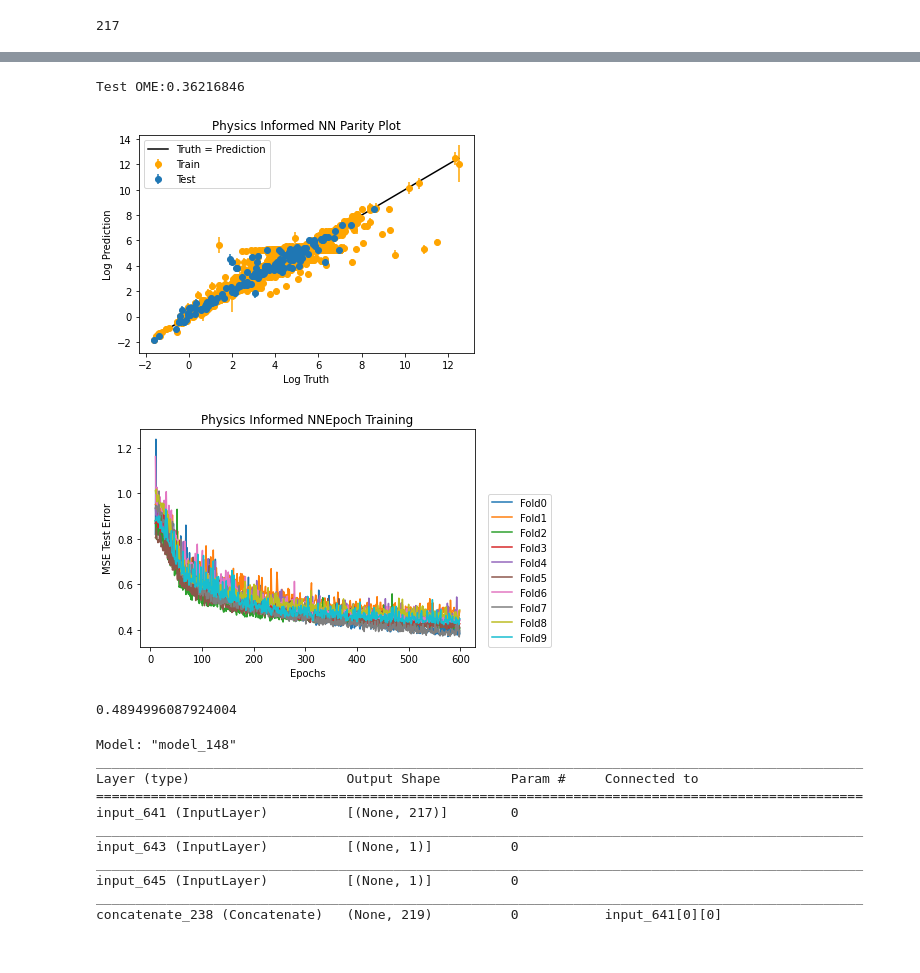
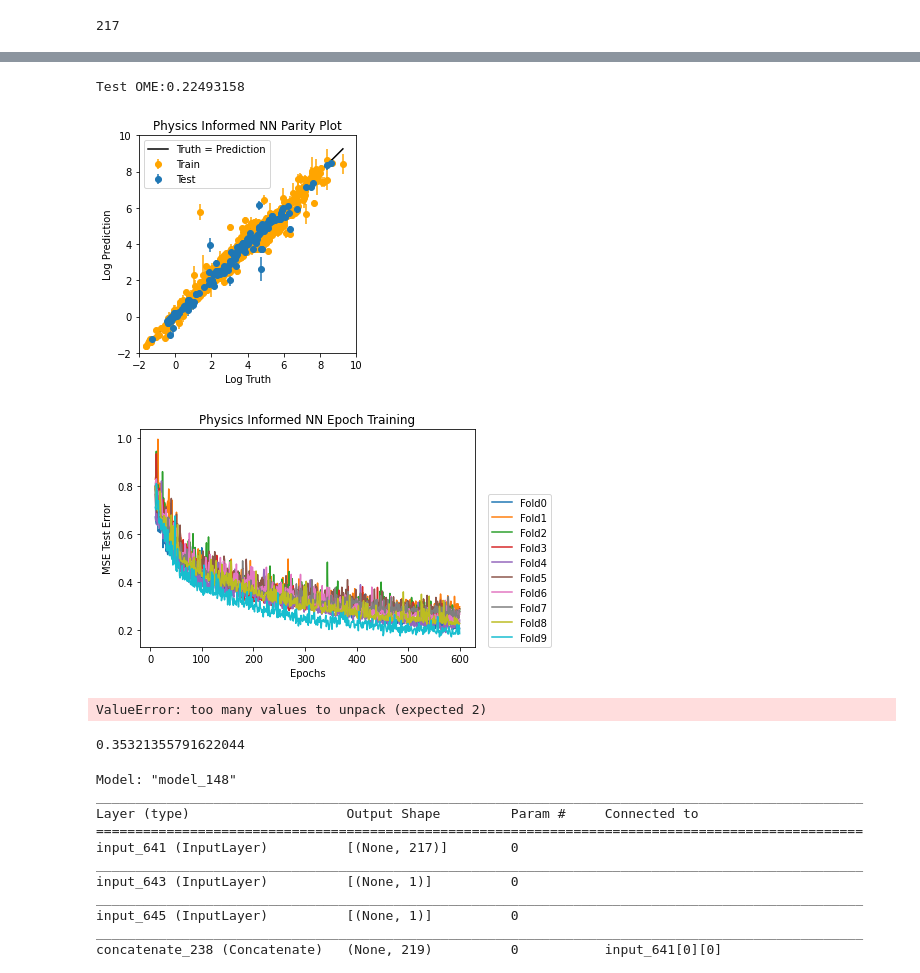
Before and after one commit to ajain300/Melt_Viscosity_Predictor, a Jupyter notebook: viscosityNN.ipynb, the cells around one changed output, grey strips where cells are left out. Drawn from its saved outputs; the diff is of its cells as text; code cells hidden in the pictures.

```diff
--- a/viscosityNN.ipynb
+++ b/viscosityNN.ipynb
@@ -90,7 +64,8 @@ for i in data.index:
 #cols.remove('Shear_Rate')
 filtered_data = data.loc[:, cols + ['Polymer', 'SHEAR', 'ZERO_SHEAR', 'log_Shear_Rate']].dropna(subset = ['Mw', 'Shear_Rate'])
 #X_tot = np.array(filtered_data.filter(fp_cols + ['SHEAR', 'ZERO_SHEAR']))
-X_tot = np.array(filtered_data.filter(fp_cols))
+scaler = MinMaxScaler(copy = False)
+X_tot = np.array(scaler.fit(filtered_data.filter(fp_cols)).transform(filtered_data.filter(fp_cols)))
 tot_samples = X_tot.shape[0]
 Y_tot = np.array(filtered_data.loc[:,'Melt_Viscosity']).reshape((tot_samples,1))
 # %%
@@ -98,8 +73,8 @@ logMw = np.array(filtered_data['Mw']).reshape((tot_samples,1))
 log_shear = np.array(filtered_data['log_Shear_Rate']).reshape((tot_samples,1))
 shear = np.array(filtered_data['Shear_Rate']).reshape((tot_samples,1))
 Temp = np.array(filtered_data['Temperature']).reshape((tot_samples,1))
-scaler = MinMaxScaler(copy = False)
-scaler.fit(X_tot).transform(X_tot)
+Temp = 1/(Temp+273.15)
+
 #y_scaler = MinMaxScaler(copy = False)
 #y_scaler.fit(Y_tot).transform(Y_tot);
 #S_scaler = MaxAbsScaler().fit(log_shear)
@@ -108,9 +83,8 @@ T_scaler = MinMaxScaler().fit(Temp)
 Temp = T_scaler.transform(Temp);
 M_scaler = MinMaxScaler().fit(logMw)
 logMw = M_scaler.transform(logMw);
-#S_trans = PowerTransformer(standardize = False).fit(shear)
-#S_scaler = MinMaxScaler().fit(S_trans.transform(shear))
-S_scaler = MinMaxScaler().fit((shear))
-#shear = S_scaler.transform(S_trans.transform(shear))
-shear = S_scaler.transform((shear))
+S_trans = PowerTransformer(standardize = False).fit(shear)
+S_scaler = MinMaxScaler().fit(S_trans.transform(shear))
+shear = S_scaler.transform(S_trans.transform(shear))
+#shear = S_scaler.transform((shear))
 #gpr_Mcr, mcr_cv_error = Mcr_gpr_train(OG_fp, None, M_scaler, scaler, transform = False)
@@ -117,2 +124,2 @@ shear = S_scaler.transform((shear))
 # %%
-XX, X_test, yy, y_test, M, M_test, S, S_test, T, T_test, train_ind, test_ind = train_test_split(X_tot, Y_tot,logMw, shear, Temp, range(tot_samples), test_size= 0.10)
+XX, X_test, yy, y_test, M, M_test, S, S_test, T, T_test, train_ind, test_ind = train_test_split(X_tot, Y_tot,logMw, shear, Temp, range(tot_samples), test_size= 0.1)
@@ -155,30 +164,54 @@ CV Error GPR: tf.Tensor(0.28508177, shape=(), dtype=float32)
 # %%
-model_num = 8
+model_num = 4
 # %%
 m_P = models[0][model_num]
 
-test_pred, test_var = predict_all_cv(models[0],[X_test, M_test, S_test, T_test])
-train_pred, train_var = predict_all_cv(models[0],[XX, M, S, T])
+test_pred, test_var,_ = predict_all_cv(models[0],[X_test, M_test, S_test, T_test])
+train_pred, train_var,_ = predict_all_cv(models[0],[XX, M, S, T])
 plt.errorbar(yy,train_pred, yerr = train_var, c = 'orange', fmt = 'o')
 plt.errorbar(y_test ,test_pred, yerr= test_var, fmt =  'o')
 
 plt.plot(np.linspace((min(yy)[0]), (max(yy)[0]), num = 2),np.linspace((min(yy)[0]), (max(yy)[0]), num = 2),'k-')
 plt.ylabel('Log Prediction')
 plt.xlabel('Log Truth')
+plt.xlim(-2, 10)
+plt.ylim(-2, 10)
+plt.gca().set_aspect('equal', adjustable='box')
 plt.legend(['Truth = Prediction','Train','Test'])
 plt.title('Physics Informed NN Parity Plot')
 val_epochs(history[0], name = 'Physics Informed NN')
 
 print("Test OME:" + str(OME(np.array(test_pred),[y[0] for y in y_test]).numpy()))
 # %% [output]
-Test OME:0.36216846
+Test OME:0.22493158
-[figure, old version]
+[figure, new version]
-[figure, old version]
+[figure, new version]
+# %%
+m_P = models[0][model_num]
+
+test_pred, test_var = predict_all_cv(models[0],[X_test, M_test, S_test, T_test])
+train_pred, train_var = predict_all_cv(models[0],[XX, M, S, T])
+plt.errorbar(yy,train_pred, yerr = train_var, c = 'orange', fmt = 'o')
+plt.errorbar(y_test ,test_pred, yerr= test_var, fmt =  'o')
+
+plt.plot(np.linspace((min(yy)[0]), (max(yy)[0]), num = 2),np.linspace((min(yy)[0]), (max(yy)[0]), num = 2),'k-')
+plt.ylabel('Log Prediction')
+plt.xlabel('Log Truth')
+plt.legend(['Truth = Prediction','Train','Test'])
+plt.title('Physics Informed NN Parity Plot')
+plt.xlim(-2, 10)
+plt.ylim(-2, 10)
+plt.gca().set_aspect('equal', adjustable='box')
+val_epochs(history[0], name = 'Physics Informed NN')
+
+print("Test OME:" + str(OME(np.array(test_pred),[y[0] for y in y_test]).numpy()))
+# %% [output]
+ValueError: too many values to unpack (expected 2)
 # %%
 train_df, test_df = evaluate_model(test_pred, train_pred , filtered_data, (train_ind, test_ind))
-train_df[train_df['BAD_PRED'] == True].sort_index().to_excel('NP_Bad_pred_1_12_2022.xlsx')
+train_df[train_df['BAD_PRED'] == True].sort_index().to_excel('NP_Bad_pred_1_19_2022.xlsx')
 # %% [output]
-0.4894996087924004
+0.35321355791622044
 # %%
 m_P.summary()
 # %% [output]
```
Also changed, not shown: parts of 37 cells of this notebook, 5 other files.
